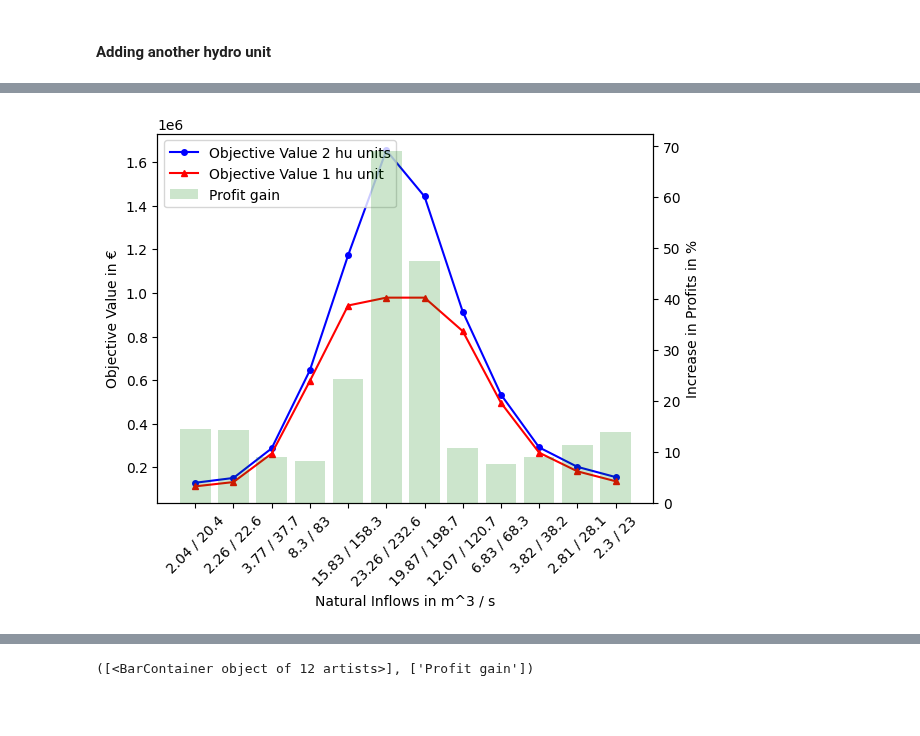
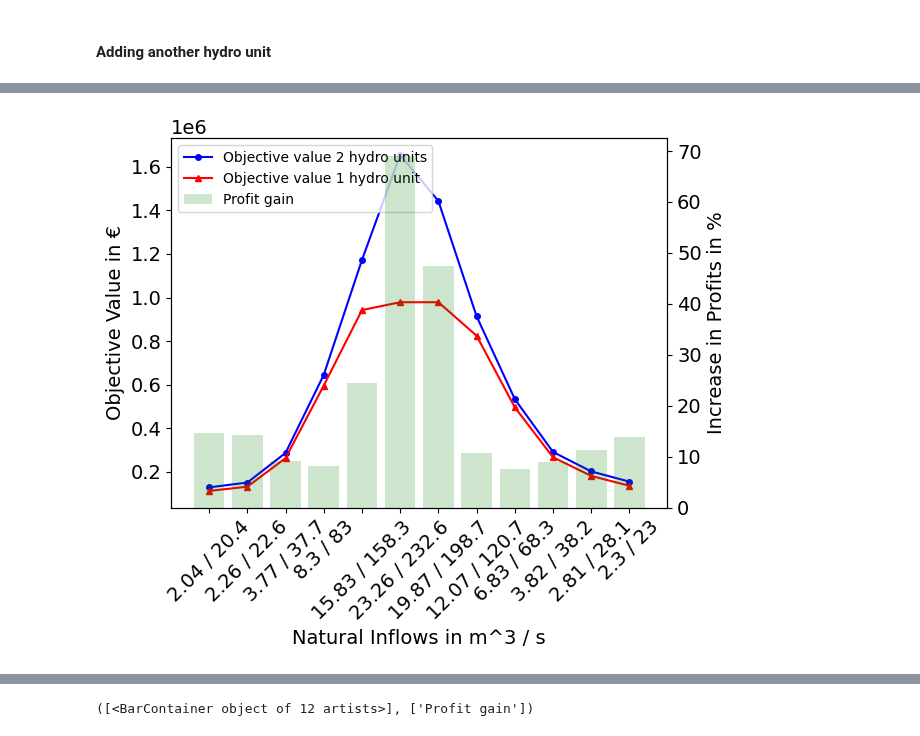
Before and after one commit to FredericWeiss/Seminar-Thesis, a Jupyter notebook: psh.ipynb, the cells around one changed output, grey strips where cells are left out. Drawn from its saved outputs; the diff is of its cells as text; code cells hidden in the pictures; blank space fills up the shorter version.

```diff
--- a/psh.ipynb
+++ b/psh.ipynb
@@ -648,16 +654,16 @@ for i in psh.reservoirs[:-1]:
 
     # Discharges from hydro units
     for j in psh.hu_affiliation[i]:
-        ax[i].plot(psh.periods+1, results.loc[f'hu_discharge_{i+1}_{j+1}'], marker='o', label=f'hu_{i+1}_{j+1}', color='green')
+        ax[i].plot(psh.periods+1, results.loc[f'hu_discharge_{i+1}_{j+1}'], marker='o', label='Hydro unit', color='green')
 
     # Discharges from pumped-storage units to generate power
     for k in psh.ps_affiliation[i]:
-        ax[i].plot(psh.periods+1, results.loc[f'ps_discharge_gen_{i+1}_{k+1}'], marker='*', label=f'ps_{i+1}_{k+1}_gen', color='blue')
+        ax[i].plot(psh.periods+1, results.loc[f'ps_discharge_gen_{i+1}_{k+1}'], marker='*', label='Pumped-storage unit gen', color='blue')
 
     # Discharges from pumped-storage units pumped upstream
     if i > 0: # No water can be punped upstream from first reservoir
         for k in psh.ps_affiliation[i-1]:
-            ax[i].plot(psh.periods+1, results.loc[f'ps_discharge_pump_{i+1}_{k+1}'], marker='+', label=f'ps_{i+1}_{k+1}_pump')
+            ax[i].plot(psh.periods+1, results.loc[f'ps_discharge_pump_{i+1}_{k+1}'], marker='+', label='Pumped-storage unit pump')
 
     # Total discharge downstream and spillage
     ax[i].plot(psh.periods+1, results.loc[f'total_discharge_{i+1}'], label=f'total_discharge_{i+1}', marker='^', color='red')
@@ -689,12 +695,12 @@ for i in psh.reservoirs[:-1]:
 
     # Power generated by hydro units
     for j in psh.hu_affiliation[i]:
-        results_filtered[f'hu_{i+1}_{j+1}'] = results.loc[f'hu_power_{i+1}_{j+1}']
+        results_filtered['Hydro unit'] = results.loc[f'hu_power_{i+1}_{j+1}']
 
     # Power generated and consumed by pumped-storage units
     for k in psh.ps_affiliation[i]:
-        results_filtered[f'ps_{i+1}_{j+1}_gen'] = results.loc[f'ps_power_gen_{i+1}_{k+1}']
-        results_filtered[f'ps_{i+1}_{j+1}_pump'] = results.loc[f'ps_power_pump_{i+1}_{k+1}'] * (-1)
+        results_filtered['Pumped-storage unit gen'] = results.loc[f'ps_power_gen_{i+1}_{k+1}']
+        results_filtered['Pumped-storage unit pump'] = results.loc[f'ps_power_pump_{i+1}_{k+1}'] * (-1)
 
 # Calculating the net power
 for t in psh.periods:
@@ -744,15 +750,15 @@ for i in psh.reservoirs[:-1]:
 
     # Power, discharge and head of hydro units
     for j in psh.hu_affiliation[i]:
-        ax[0].plot(psh.periods+1, results.loc[f'hu_power_{i+1}_{j+1}'], marker='o', markersize=4, label=f'hu_{i+1}_{j+1}', color='blue')
-        ax[1].plot(psh.periods+1, results.loc[f'hu_discharge_{i+1}_{j+1}'], marker='^', markersize=4, label=f'hu_{i+1}_{j+1}', color='blue')
-        ax[2].plot(psh.periods+1, results.loc[f'hu_head_{i+1}_{j+1}'], marker='*', markersize=4, label=f'hu_{i+1}_{j+1}', color='blue')
+        ax[0].plot(psh.periods+1, results.loc[f'hu_power_{i+1}_{j+1}'], marker='o', markersize=4, label='Hydro unit', color='blue')
+        ax[1].plot(psh.periods+1, results.loc[f'hu_discharge_{i+1}_{j+1}'], marker='^', markersize=4, label='Hydro unit', color='blue')
+        ax[2].plot(psh.periods+1, results.loc[f'hu_head_{i+1}_{j+1}'], marker='*', markersize=4, label='Hydro unit', color='blue')
 
     # Power, discharge and head of pumped-storage units
     for k in psh.ps_affiliation[i]:
-        ax[0].plot(psh.periods+1, results.loc[f'ps_power_gen_{i+1}_{k+1}'], marker='o', markersize=4, label=f'ps_{i+1}_{k+1}', color='green')
-        ax[1].plot(psh.periods+1, results.loc[f'ps_discharge_gen_{i+1}_{k+1}'], marker='^', markersize=4, label=f'ps_{i+1}_{k+1}', color='green')
-        ax[2].plot(psh.periods+1, results.loc[f'ps_head_{i+1}_{k+1}'], marker='*', markersize=4, label=f'ps_{i+1}_{k+1}', color='green')
+        ax[0].plot(psh.periods+1, results.loc[f'ps_power_gen_{i+1}_{k+1}'], marker='o', markersize=4, label='Pumped-storage unit gen', color='green')
+        ax[1].plot(psh.periods+1, results.loc[f'ps_discharge_gen_{i+1}_{k+1}'], marker='^', markersize=4, label='Pumped-storage unit gen', color='green')
+        ax[2].plot(psh.periods+1, results.loc[f'ps_head_{i+1}_{k+1}'], marker='*', markersize=4, label='Pumped-storage unit gen', color='green')
 
 ax2 = ax[0].twinx()
 ax2.plot(psh.periods+1, psh.projected_prices, linestyle='--', color='gray', alpha=0.6, label='Energy Price')
@@ -819,15 +825,15 @@ for i in psh.reservoirs[:-1]:
     results_filtered_pos = pd.DataFrame()
 
     # Natural inflows
-    results_filtered_pos[f'natural_inflow_{i+1}'] = results.loc[f'natural_inflow_{i+1}']
+    results_filtered_pos[f'Natural_inflow_{i+1}'] = results.loc[f'natural_inflow_{i+1}']
 
     # Water pumped upstream
     for k in psh.ps_affiliation[i]:
-        results_filtered_pos[f'ps_inflow_pump_{i+1}_{k+1}'] = results.loc[f'ps_inflow_pump_{i+1}_{k+1}']
+        results_filtered_pos['Pumped-storage unit inflow'] = results.loc[f'ps_inflow_pump_{i+1}_{k+1}']
 
     # Inflows from upstream reservoirs
     if i > 0:
-        results_filtered_pos[f'inflow_upstream_{i+1}'] = results.loc[f'inflow_upstream_{i+1}']
+        results_filtered_pos[f'Inflow_upstream_{i+1}'] = results.loc[f'inflow_upstream_{i+1}']
 
     # Adjusting index
     results_filtered_pos.index = psh.periods+1
@@ -836,20 +842,20 @@ for i in psh.reservoirs[:-1]:
     results_filtered_neg = pd.DataFrame()
 
     # Spillage
-    results_filtered_neg[f'spillage_{i+1}'] = results.loc[f'spillage_{i+1}']
+    results_filtered_neg[f'Spillage_{i+1}'] = results.loc[f'spillage_{i+1}']
 
     # Outflows by hydro units
     for j in psh.hu_affiliation[i]:
-        results_filtered_neg[f'hu_discharge_{i+1}_{j+1}'] = results.loc[f'hu_discharge_{i+1}_{j+1}']
+        results_filtered_neg['Hydro unit discharge'] = results.loc[f'hu_discharge_{i+1}_{j+1}']
 
     # Outflows by pumped-storage units to generate power
     for k in psh.ps_affiliation[i]:
-        results_filtered_neg[f'ps_discharge_gen_{i+1}_{k+1}'] = results.loc[f'ps_discharge_gen_{i+1}_{k+1}']
+        results_filtered_neg['Pumped-storage unit discharge gen'] = results.loc[f'ps_discharge_gen_{i+1}_{k+1}']
 
     # Outflows pumped upstream by pumped-storage units
     if i > 0:
         for k in psh.ps_affiliation[i-1]:
-            results_filtered_neg[f'ps_discharge_pump_{i+1}_{k+1}'] = results.loc[f'ps_discharge_pump_{i+1}_{k+1}']
+            results_filtered_neg['Pumped-storage unit discharge pump'] = results.loc[f'ps_discharge_pump_{i+1}_{k+1}']
 
     # Multiplying dataframe with -1 to get negative values and adjusting the index
     results_filtered_neg = results_filtered_neg * (-1)
@@ -1531,36 +1535,36 @@ for i in range(len(inflows_lower)):
 fig, ax = plt.subplots()
 
 # Defining the x labels as combination from the inflows by the upper and lower reservoirs
 x_labels = [f'{round(inflows_upper[n],2)} / {round(inflows_lower[n],2)}' for n in range(len(inflows_lower))]
 
-ax.plot(np.arange(12), objective_values_inflow_unit, marker='o', markersize=4, label='Objective Value 2 hu units', color='blue')
-ax.plot(np.arange(12), objective_values_inflow, marker='^', markersize=4, label='Objective Value 1 hu unit', color='red')
+ax.plot(np.arange(12), objective_values_inflow_unit, marker='o', markersize=4, label='Objective value 2 hydro units', color='blue')
+ax.plot(np.arange(12), objective_values_inflow, marker='^', markersize=4, label='Objective value 1 hydro unit', color='red')
 ax2 = ax.twinx()
 ax2.bar(np.arange(12), [(objective_values_inflow_unit[i] / objective_values_inflow[i] - 1) * 100 for i in range(12)], alpha=0.2, label='Profit gain', color='green')
 
 ax.set_ylabel('Objective Value in €')
 ax.set_xlabel('Natural Inflows in m^3 / s')
 ax2.set_ylabel('Increase in Profits in %')
 ax.set_xticks(np.arange(12))
 ax.set_xticklabels(x_labels)
 ax.tick_params(axis='x', labelrotation=45)
 
 lines, labels = ax.get_legend_handles_labels()
 lines2, labels2 = ax2.get_legend_handles_labels()
 ax.legend(lines + lines2, labels + labels2, loc='upper left')
 
 plt.savefig('Images/inflows_units.png', bbox_inches='tight')
 plt.show()
 
 # Showing the results in a table
 sensitivity_inflow_unit = pd.DataFrame(index=['Objective Value 2 Units', 'Objective Value 1 Unit', 'Difference in %', 'Solution Time'], columns=x_labels)
 sensitivity_inflow_unit.loc['Objective Value 2 Units':,] = objective_values_inflow_unit
 sensitivity_inflow_unit.loc['Objective Value 1 Unit':,] = objective_values_inflow
 sensitivity_inflow_unit.loc['Difference in %':,] = [(objective_values_inflow_unit[i] / objective_values_inflow[i] - 1) * 100 for i in range(12)]
 sensitivity_inflow_unit.loc['Solution Time':,] = times_inflow_unit
 sensitivity_inflow_unit
 # %% [output]
-[figure, old version]
+[figure, new version]
 |  | 2.04 / 20.4 | 2.26 / 22.6 | 3.77 / 37.7 | 8.3 / 83 | 15.83 / 158.3 | 23.26 / 232.6 | 19.87 / 198.7 | ... |
 | Objective Value 2 Units | 129073.934882 | 151175.26875 | 286993.735018 | 645096.905377 | 1172515.287487 | 1654291.906596 | 1442834.614965 | ... |
 | Objective Value 1 Unit | 112657.139315 | 132278.517826 | 263019.71019 | 596298.663488 | 942408.695617 | 978480.262851 | 978480.262851 | ... |
```
Also changed, not shown: parts of 16 cells of this notebook.
